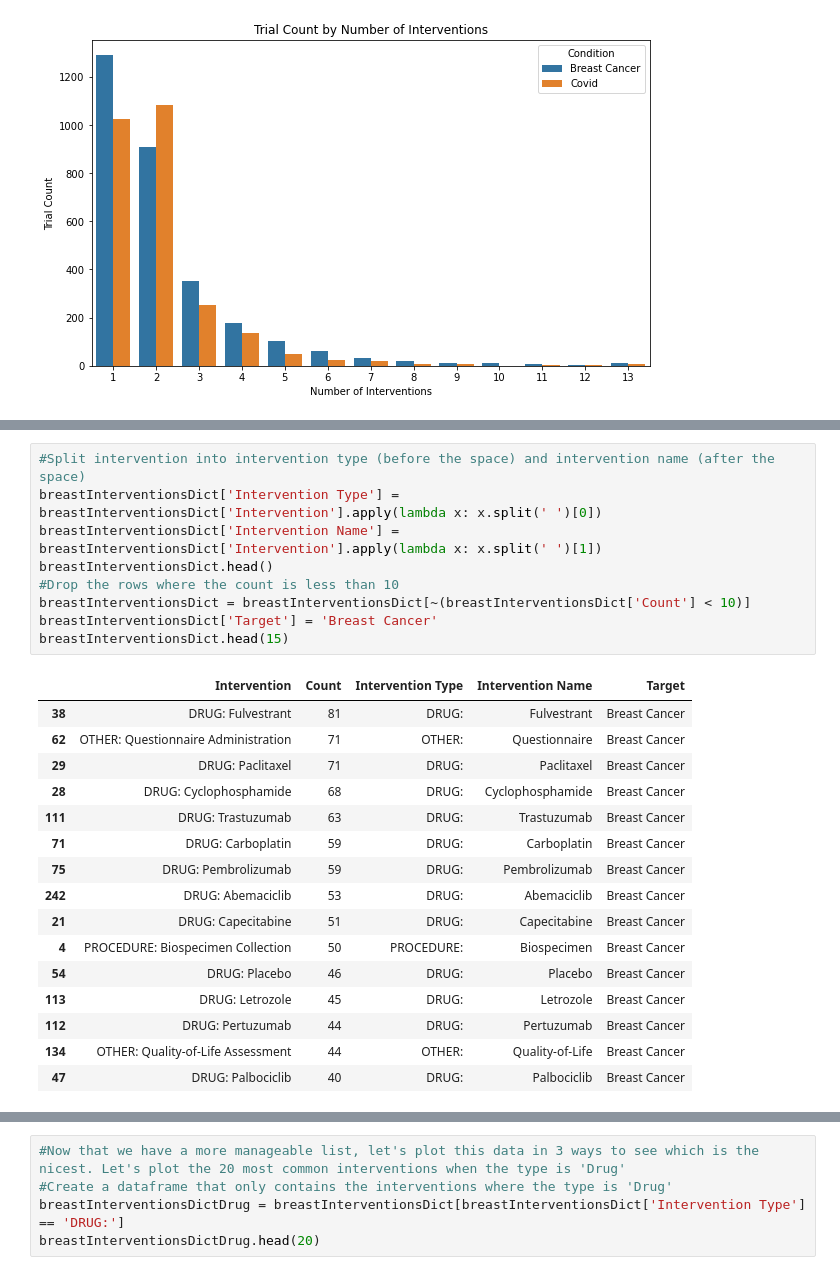
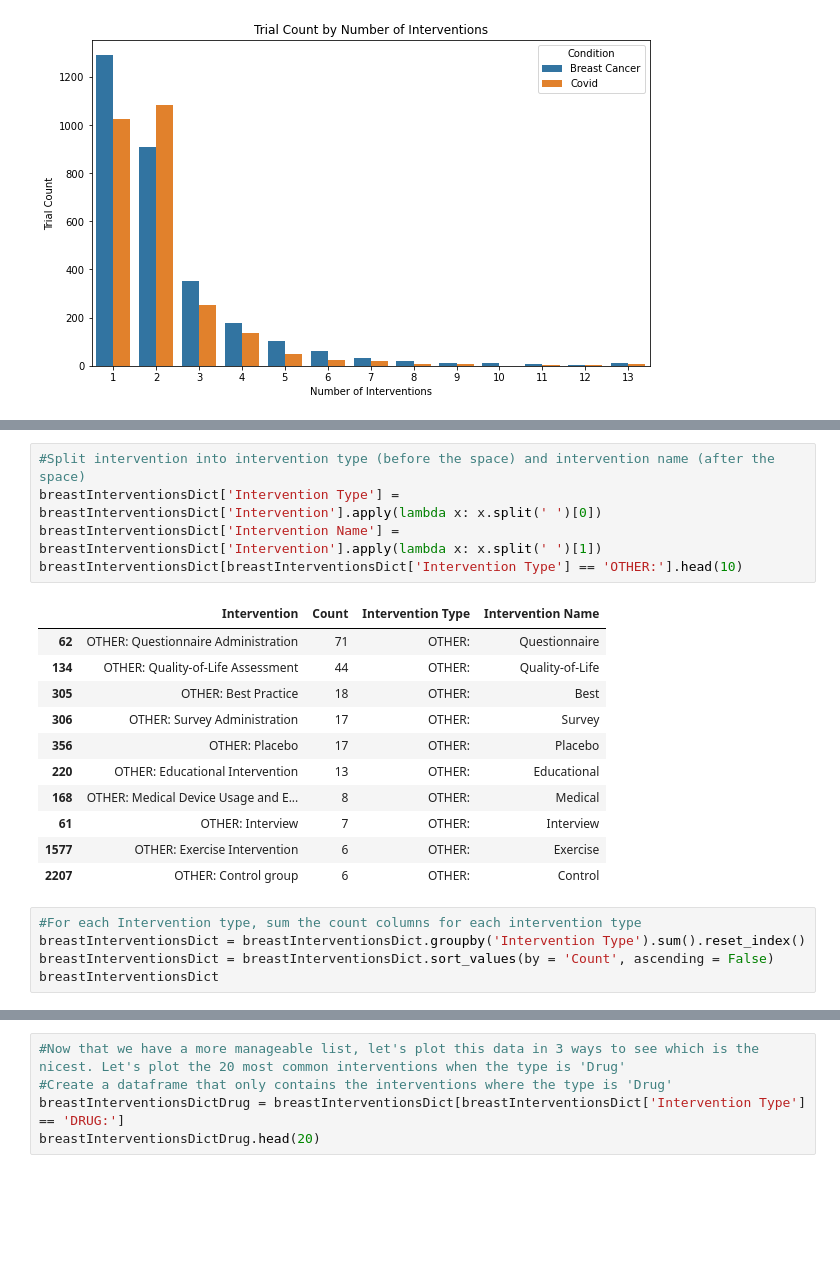
Before and after one commit to gtrentz/hda-p1, a Jupyter notebook: partBGabe.ipynb, the cells around one changed output, grey strips where cells are left out. Drawn from its saved outputs; the diff is of its cells as text; blank space fills up the shorter version.

```diff
--- a/partBGabe.ipynb
+++ b/partBGabe.ipynb
@@ -252,26 +244,22 @@ breastInterventionsDict.head()
 # %%
 #Split intervention into intervention type (before the space) and intervention name (after the space)
 breastInterventionsDict['Intervention Type'] = breastInterventionsDict['Intervention'].apply(lambda x: x.split(' ')[0])
 breastInterventionsDict['Intervention Name'] = breastInterventionsDict['Intervention'].apply(lambda x: x.split(' ')[1])
-breastInterventionsDict.head()
-#Drop the rows where the count is less than 10
-breastInterventionsDict = breastInterventionsDict[~(breastInterventionsDict['Count'] < 10)]
-breastInterventionsDict['Target'] = 'Breast Cancer'
-breastInterventionsDict.head(15)
+breastInterventionsDict[breastInterventionsDict['Intervention Type'] == 'OTHER:'].head(10)
 # %% [output]
-|  | Intervention | Count | Intervention Type | Intervention Name | Target |
-| 38 | DRUG: Fulvestrant | 81 | DRUG: | Fulvestrant | Breast Cancer |
-| 62 | OTHER: Questionnaire Administration | 71 | OTHER: | Questionnaire | Breast Cancer |
-| 29 | DRUG: Paclitaxel | 71 | DRUG: | Paclitaxel | Breast Cancer |
-| 28 | DRUG: Cyclophosphamide | 68 | DRUG: | Cyclophosphamide | Breast Cancer |
-| 111 | DRUG: Trastuzumab | 63 | DRUG: | Trastuzumab | Breast Cancer |
-| 71 | DRUG: Carboplatin | 59 | DRUG: | Carboplatin | Breast Cancer |
-| 75 | DRUG: Pembrolizumab | 59 | DRUG: | Pembrolizumab | Breast Cancer |
-| 242 | DRUG: Abemaciclib | 53 | DRUG: | Abemaciclib | Breast Cancer |
-| 21 | DRUG: Capecitabine | 51 | DRUG: | Capecitabine | Breast Cancer |
-| 4 | PROCEDURE: Biospecimen Collection | 50 | PROCEDURE: | Biospecimen | Breast Cancer |
-| 54 | DRUG: Placebo | 46 | DRUG: | Placebo | Breast Cancer |
-| 113 | DRUG: Letrozole | 45 | DRUG: | Letrozole | Breast Cancer |
-| 112 | DRUG: Pertuzumab | 44 | DRUG: | Pertuzumab | Breast Cancer |
-| 134 | OTHER: Quality-of-Life Assessment | 44 | OTHER: | Quality-of-Life | Breast Cancer |
-| 47 | DRUG: Palbociclib | 40 | DRUG: | Palbociclib | Breast Cancer |
+|  | Intervention | Count | Intervention Type | Intervention Name |
+| 62 | OTHER: Questionnaire Administration | 71 | OTHER: | Questionnaire |
+| 134 | OTHER: Quality-of-Life Assessment | 44 | OTHER: | Quality-of-Life |
+| 305 | OTHER: Best Practice | 18 | OTHER: | Best |
+| 306 | OTHER: Survey Administration | 17 | OTHER: | Survey |
+| 356 | OTHER: Placebo | 17 | OTHER: | Placebo |
+| 220 | OTHER: Educational Intervention | 13 | OTHER: | Educational |
+| 168 | OTHER: Medical Device Usage and E... | 8 | OTHER: | Medical |
+| 61 | OTHER: Interview | 7 | OTHER: | Interview |
+| 1577 | OTHER: Exercise Intervention | 6 | OTHER: | Exercise |
+| 2207 | OTHER: Control group | 6 | OTHER: | Control |
+# %%
+#For each Intervention type, sum the count columns for each intervention type
+breastInterventionsDict = breastInterventionsDict.groupby('Intervention Type').sum().reset_index()
+breastInterventionsDict = breastInterventionsDict.sort_values(by = 'Count', ascending = False)
+breastInterventionsDict
```
Also changed, not shown: parts of 13 cells of this notebook, 10 other files.
